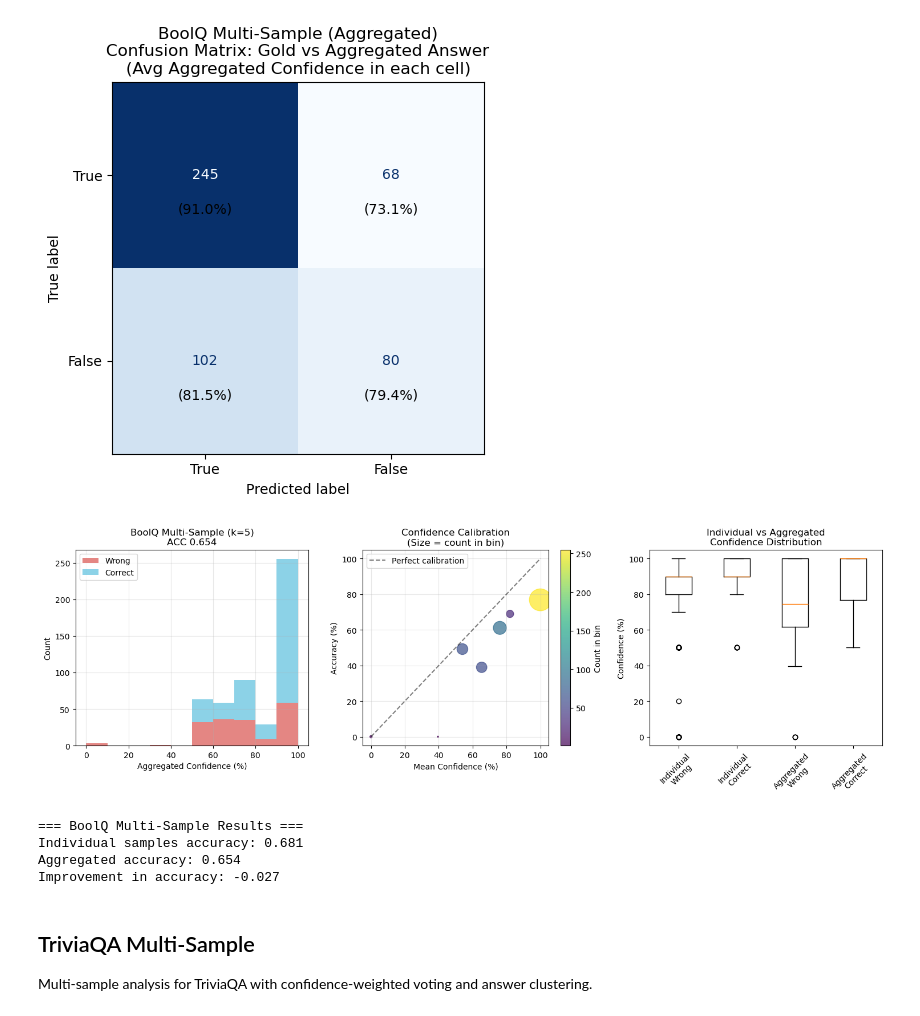
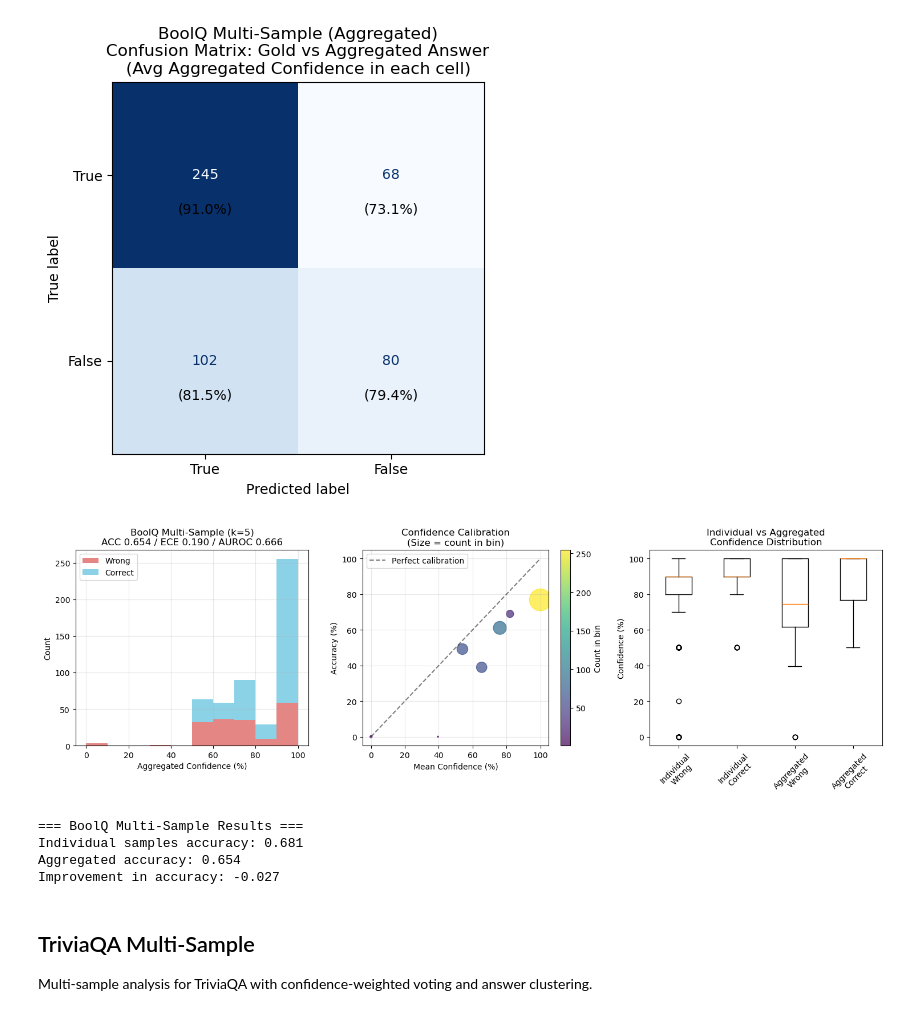
Before and after one commit to christian-hobelsberger/LLMUncertainty, a Jupyter notebook: analyze_confidence_output.ipynb, the cells around one changed output. Saved outputs shown, nothing was run; the diff lists cells and outputs as text; code cells hidden in the pictures.

```diff
--- a/analyze_confidence_output.ipynb
+++ b/analyze_confidence_output.ipynb
@@ -179,7 +316,13 @@ plt.show()
 # Calculate f1-score
 from sklearn.metrics import f1_score as sklearn_f1_score
 
-f1_val = sklearn_f1_score(df_cm_valid_boolq["answer"].astype(str), df_cm_valid_boolq["parsed_answer"], average="binary", pos_label="True")
+f1_val_boolq = sklearn_f1_score(df_cm_valid_boolq["answer"].astype(str), df_cm_valid_boolq["parsed_answer"], average="binary", pos_label="True")
+
+# Calculate Expected Calibration Error (ECE) via parsed_confidence column
+ece_val_boolq = calculate_ece(df_cm_valid_boolq, confidence_col='parsed_confidence', correct_col='is_correct', n_bins=10)
+
+# Calculate AUROC
+auroc_val_boolq = calculate_auroc(df_cm_valid_boolq, confidence_col='parsed_confidence', correct_col='is_correct', plot=False)
 
 # Create more bins with smaller intervals
 bins = np.arange(0, 101, 5)  # 5% intervals from 0 to 100
@@ -193,10 +336,10 @@ plt.hist([wrong, correct], bins=bins, stacked=True, color=["#d9534f", "#5bc0de"]
 
 plt.xlabel("Confidence (%)")
 plt.ylabel("Count")
-acc = (df_cm_valid_boolq["answer"].astype(str) == df_cm_valid_boolq["parsed_answer"]).mean()
+acc_boolq = (df_cm_valid_boolq["answer"].astype(str) == df_cm_valid_boolq["parsed_answer"]).mean()
 
 # Title with ACC and F1-Score
-plt.title("llama3.2 (boolQ)\nACC {:.2f} / F1-Score {:.2f}".format(acc, f1_val))
+plt.title("llama3.2 (boolQ)\nACC {:.2f} / F1-Score {:.2f}".format(acc_boolq, ece_val_boolq) + "/ ECE {:.2f}".format(ece_val_boolq) + "/ AUROC {:.2f}".format(auroc_val_boolq))
 plt.legend(loc="upper left", frameon=True)
 plt.xticks(bins[::2])  # Show every other bin label to avoid crowding
 plt.grid(True, alpha=0.3)
@@ -295,6 +438,10 @@ os.makedirs("figures/metrics/confidence_elicitation", exist_ok=True)
 
 # Filter valid rows for plotting
 df_trivia_valid = df_trivia.dropna(subset=["parsed_confidence", "is_correct"])
+
+# Calculate ECE and AUROC for TriviaQA
+ece_trivia = calculate_ece(df_trivia_valid, confidence_col='parsed_confidence', correct_col='is_correct', n_bins=10)
+auroc_trivia = calculate_auroc(df_trivia_valid, confidence_col='parsed_confidence', correct_col='is_correct', plot=False)
 
 # 1. Histogram: Confidence distribution for correct vs. incorrect answers
 plt.figure(figsize=(8, 5))
@@ -310,7 +457,7 @@ plt.hist(
 )
 plt.xlabel("Confidence (%)")
 plt.ylabel("Count")
-plt.title(f"TriviaQA: Confidence Distribution by Answer Correctness\nACC {df_trivia_valid['is_correct'].mean():.3f}")
+plt.title(f"TriviaQA: Confidence Distribution by Answer Correctness\nACC {df_trivia_valid['is_correct'].mean():.3f} / ECE {ece_trivia:.3f} / AUROC {auroc_trivia:.3f}")
 plt.legend()
 plt.tight_layout()
 plt.savefig("figures/metrics/confidence_elicitation/trivia_confidence_hist.png")
@@ -469,6 +616,10 @@ if 'df_squad_all' in locals():
         'Answerable Only': df_squad_answerable
     }
 
+    # Create list for squad ece and auroc scores
+    squad_ece_scores = []
+    squad_auroc_scores = []
+
     for dataset_name, df_squad_current in datasets.items():
         print(f"\n=== {dataset_name} Analysis ===")
 
@@ -482,6 +633,14 @@ if 'df_squad_all' in locals():
         print(f"Valid samples: {len(df_squad_valid)}")
         print(f"Accuracy: {df_squad_valid['is_correct'].mean():.3f}")
         print(f"Average confidence: {df_squad_valid['parsed_confidence'].mean():.1f}")
+
+        # Calculate ECE for SQuAD
+        ece_squad = calculate_ece(df_squad_valid, confidence_col='parsed_confidence', correct_col='is_correct', n_bins=10)
+        squad_ece_scores.append((dataset_name, ece_squad))
+
+        # Calculate AUROC for SQuAD
+        auroc_squad = calculate_auroc(df_squad_valid, confidence_col='parsed_confidence', correct_col='is_correct', plot=False)
+        squad_auroc_scores.append((dataset_name, auroc_squad))
 
         # Create visualizations
         fig, ((ax1, ax2), (ax3, ax4)) = plt.subplots(2, 2, figsize=(16, 12))
@@ -499,7 +658,7 @@ if 'df_squad_all' in locals():
         )
         ax1.set_xlabel("Confidence (%)")
         ax1.set_ylabel("Count")
-        ax1.set_title(f"SQuAD ({dataset_name}): Confidence Distribution\nACC {df_squad_valid['is_correct'].mean():.3f}")
+        ax1.set_title(f"SQuAD ({dataset_name}): Confidence Distribution\nACC {df_squad_valid['is_correct'].mean():.3f} / ECE {ece_squad:.3f} / AUROC {auroc_squad:.3f}")
         ax1.legend()
         ax1.grid(True, alpha=0.3)
 
@@ -932,12 +1145,15 @@ plt.subplot(1, 3, 1)
 bins = np.arange(0, 101, 10)
 correct_conf_boolq_agg = eval_df_boolq_agg[eval_df_boolq_agg["is_correct"]]["agg_confidence"]
 wrong_conf_boolq_agg = eval_df_boolq_agg[~eval_df_boolq_agg["is_correct"]]["agg_confidence"]
+# Calculate ECE and AUROC for aggregated results
+ece_boolq_agg = calculate_ece(eval_df_boolq_agg, confidence_col='agg_confidence', correct_col='is_correct', n_bins=10)
+auroc_boolq_agg = calculate_auroc(eval_df_boolq_agg, confidence_col='agg_confidence', correct_col='is_correct', plot=False)
 
 plt.hist([wrong_conf_boolq_agg, correct_conf_boolq_agg], bins=bins, stacked=True,
          color=["#d9534f", "#5bc0de"], label=["Wrong", "Correct"], alpha=0.7)
 plt.xlabel("Aggregated Confidence (%)")
 plt.ylabel("Count")
-plt.title(f"BoolQ Multi-Sample (k=5)\nACC {agg_accuracy_boolq_agg:.3f}")
+plt.title(f"BoolQ Multi-Sample (k=5)\nACC {agg_accuracy_boolq_agg:.3f} / ECE {ece_boolq_agg:.3f} / AUROC {auroc_boolq_agg:.3f}")
 plt.legend()
 plt.grid(True, alpha=0.3)
 
@@ -963,34 +1179,34 @@ plt.colorbar(scatter, label='Count in bin')  # Added colorbar
 
 # 3. Box plot comparing single vs aggregated confidence
 plt.subplot(1, 3, 3)
 # Get individual sample confidences for comparison
 individual_valid = df_boolq_multi.dropna(subset=["parsed_confidence"])
 individual_correct = individual_valid.apply(lambda row:
     normalize_boolq_multi(row["parsed_answer"]) == "true", axis=1)
 
 box_data = [
     individual_valid[~individual_correct]["parsed_confidence"],
     individual_valid[individual_correct]["parsed_confidence"],
     eval_df_boolq_agg[~eval_df_boolq_agg["is_correct"]]["agg_confidence"],
     eval_df_boolq_agg[eval_df_boolq_agg["is_correct"]]["agg_confidence"]
 ]
 box_labels = ["Individual\nWrong", "Individual\nCorrect", "Aggregated\nWrong", "Aggregated\nCorrect"]
 
 plt.boxplot(box_data, labels=box_labels)
 plt.ylabel("Confidence (%)")
 plt.title("Individual vs Aggregated\nConfidence Distribution")
 plt.xticks(rotation=45)
 
 plt.tight_layout()
 plt.savefig("figures/metrics/confidence_elicitation/boolq_multi_sample_analysis.png", dpi=150)
 plt.show()
 
 print(f"\n=== BoolQ Multi-Sample Results ===")
 print(f"Individual samples accuracy: {individual_correct.mean():.3f}")
 print(f"Aggregated accuracy: {agg_accuracy_boolq_agg:.3f}")
 print(f"Improvement in accuracy: {agg_accuracy_boolq_agg - individual_correct.mean():.3f}")
 # %% [output]
-[figure, old version]
+[figure, new version]
 === BoolQ Multi-Sample Results ===
 Individual samples accuracy: 0.681
 Aggregated accuracy: 0.654
```
Also changed, not shown: parts of 34 cells of this notebook, 15 other files.
